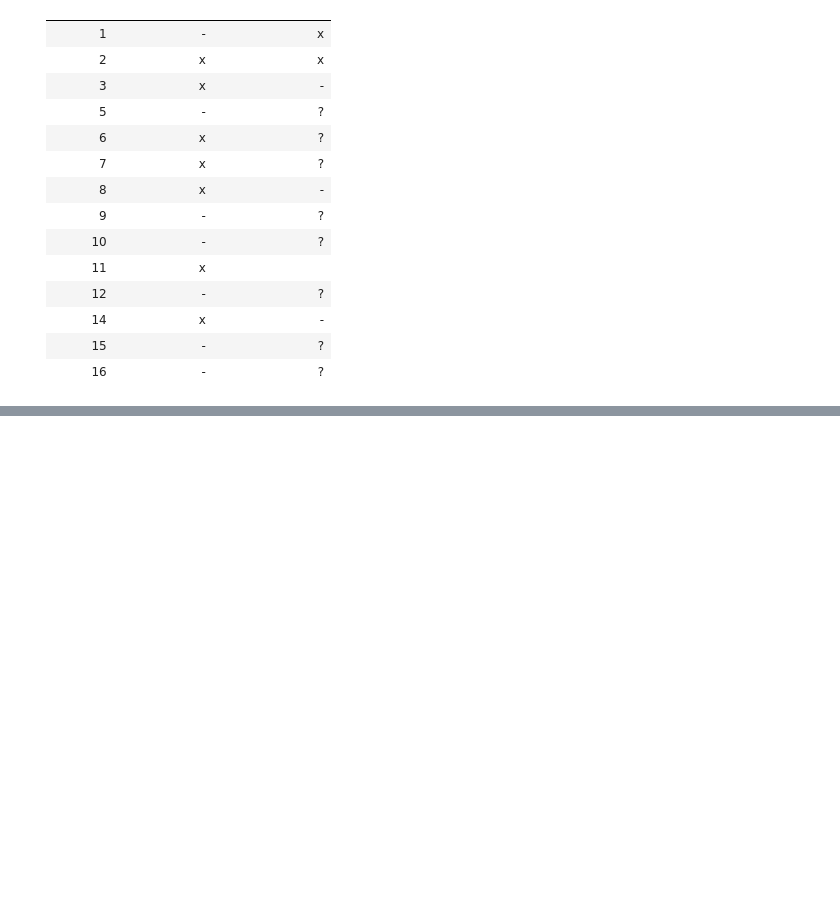
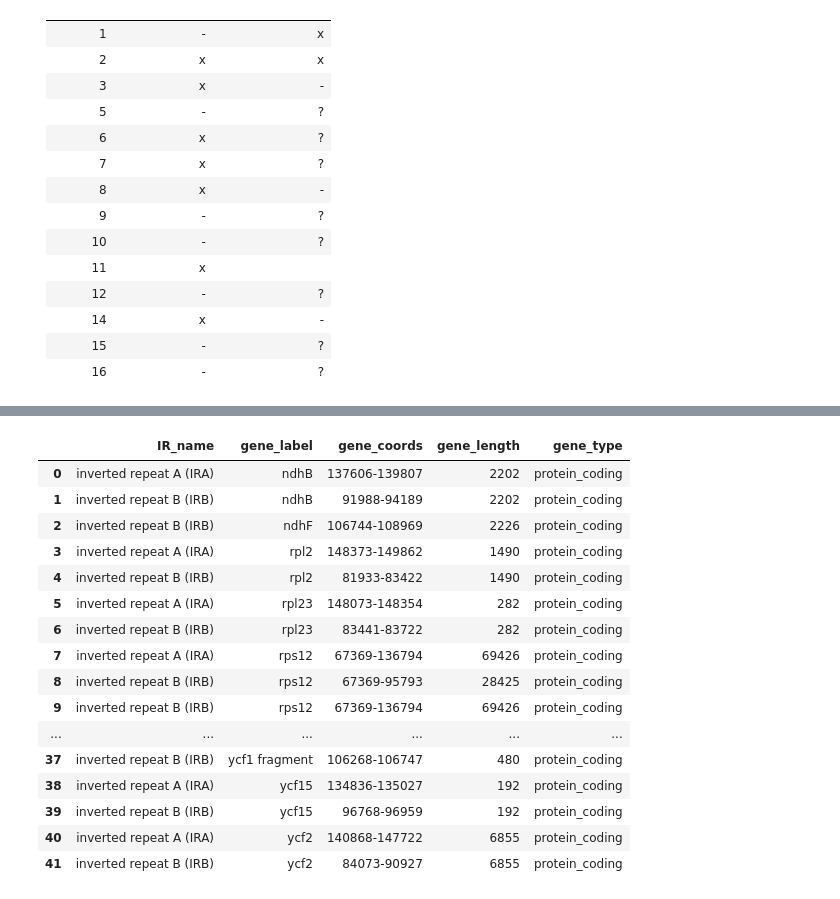
Before and after one commit to asan-emirsaleh/plastome_postprocessing, a Jupyter notebook: troubleshoot_cc.ipynb, the cells around one changed output, grey strips where cells are left out. Drawn from its saved outputs; the diff is of its cells as text; code cells hidden in the pictures; blank space fills up the shorter version.

Commit message:
fixes in cc plastome

```diff
--- a/troubleshoot_cc.ipynb
+++ b/troubleshoot_cc.ipynb
@@ -425,8 +426,12 @@ A gap symbols was found at the start of this protein Bioseq.
 # parsing text file with validation warnings to print it in structured format.
 
 file_2_parse = 'plastomes/table2asn/cc/Crepis_callicephala.val'
+header="""
+| warning | feature | gene | location |
+| ------- | ------- | ---- | -------- |"""
 
 with open(file_2_parse, "r") as handle:
+    print(header)
     for line in handle:
         warning = "-"
         feature = "-"
@@ -1392,0 +1486,77 @@ display(df_comb)
+# %%
+from Bio import SeqIO
+import pandas as pd
+
+gbf = "plastomes/table2asn/cc/Crepis_callicephala_manually_upd.gbf"
+
+def overlaps(start, end, ir_start, ir_end):
+    return not (end < ir_start or start > ir_end)
+
+def define_type(label: str):
+    if label.startswith("rrn"):
+        gene_type = "rRNA"
+    elif label.startswith("trn"):
+        gene_type = "tRNA"
+    else:
+        gene_type = "protein_coding"
+    return gene_type
+
+record = SeqIO.read(gbf, "genbank")
+
+# ---- EXTRACT IR REGIONS FROM repeat_feature ----
+IR_REGIONS = {}
+for feature in record.features:
+    if feature.type == "repeat_region":
+        # Try to get IR name from standard qualifiers
+        ir_name = feature.qualifiers.get("label", [""])[0] or \
+                  feature.qualifiers.get("note", [""])[0] or \
+                  feature.qualifiers.get("standard_name", [""])[0]
+
+        # Fallback: generate name based on position (IRA, IRB)
+        if not ir_name:
+            ir_start = int(feature.location.start) + 1
+            ir_end = int(feature.location.end)
+            # Typically IRA is near start, IRB near middle/end
+            midpoint = len(record.seq) // 2
+            ir_name = "IRA" if ir_start < midpoint else "IRB"
+
+        ir_start = int(feature.location.start) + 1
+        ir_end = int(feature.location.end)
+        IR_REGIONS[ir_name] = (ir_start, ir_end)
+
+print(f"Found IR regions: {IR_REGIONS}\n")
+
+# ---- FIND GENES OVERLAPPING WITH IRs ----
+rows = []
+
+for feature in record.features:
+    if feature.type != "gene":
+        continue
+
+    gene_name = feature.qualifiers.get("gene", ["unknown"])[0]
+
+    start = int(feature.location.start) + 1
+    end = int(feature.location.end)
+    length = end - start + 1
+    gene_type = define_type(gene_name)
+
+    for ir_name, (ir_start, ir_end) in IR_REGIONS.items():
+        if overlaps(start, end, ir_start, ir_end):
+            rows.append({
+                "IR_name": ir_name,
+                "gene_label": gene_name,
+                "gene_coords": f"{start}-{end}",
+                "gene_length": length,
+                "gene_type": gene_type
+            })
+
+df_rep_genes = pd.DataFrame(rows)
+
+# ---- OPTIONAL: remove duplicates (same gene in same IR) ----
+# df_rep_genes = df_rep_genes.drop_duplicates(subset=["IR_name", "gene_label"])
+
+# ---- SORT ----
+df_rep_genes = df_rep_genes.sort_values(["gene_label", "gene_type", "IR_name"]).reset_index(drop=True)
+
+df_rep_genes
+# %% [output]
@@ -1392,0 +1564,17 @@ display(df_comb)
+|  | IR_name | gene_label | gene_coords | gene_length | gene_type |
+| 0 | inverted repeat A (IRA) | ndhB | 137606-139807 | 2202 | protein_coding |
+| 1 | inverted repeat B (IRB) | ndhB | 91988-94189 | 2202 | protein_coding |
+| 2 | inverted repeat B (IRB) | ndhF | 106744-108969 | 2226 | protein_coding |
+| 3 | inverted repeat A (IRA) | rpl2 | 148373-149862 | 1490 | protein_coding |
+| 4 | inverted repeat B (IRB) | rpl2 | 81933-83422 | 1490 | protein_coding |
+| 5 | inverted repeat A (IRA) | rpl23 | 148073-148354 | 282 | protein_coding |
+| 6 | inverted repeat B (IRB) | rpl23 | 83441-83722 | 282 | protein_coding |
+| 7 | inverted repeat A (IRA) | rps12 | 67369-136794 | 69426 | protein_coding |
+| 8 | inverted repeat B (IRB) | rps12 | 67369-95793 | 28425 | protein_coding |
+| 9 | inverted repeat B (IRB) | rps12 | 67369-136794 | 69426 | protein_coding |
+| ... | ... | ... | ... | ... | ... |
+| 37 | inverted repeat B (IRB) | ycf1 fragment | 106268-106747 | 480 | protein_coding |
+| 38 | inverted repeat A (IRA) | ycf15 | 134836-135027 | 192 | protein_coding |
+| 39 | inverted repeat B (IRB) | ycf15 | 96768-96959 | 192 | protein_coding |
+| 40 | inverted repeat A (IRA) | ycf2 | 140868-147722 | 6855 | protein_coding |
+| 41 | inverted repeat B (IRB) | ycf2 | 84073-90927 | 6855 | protein_coding |
```
Also changed, not shown: parts of 12 cells of this notebook, 19 other files.
